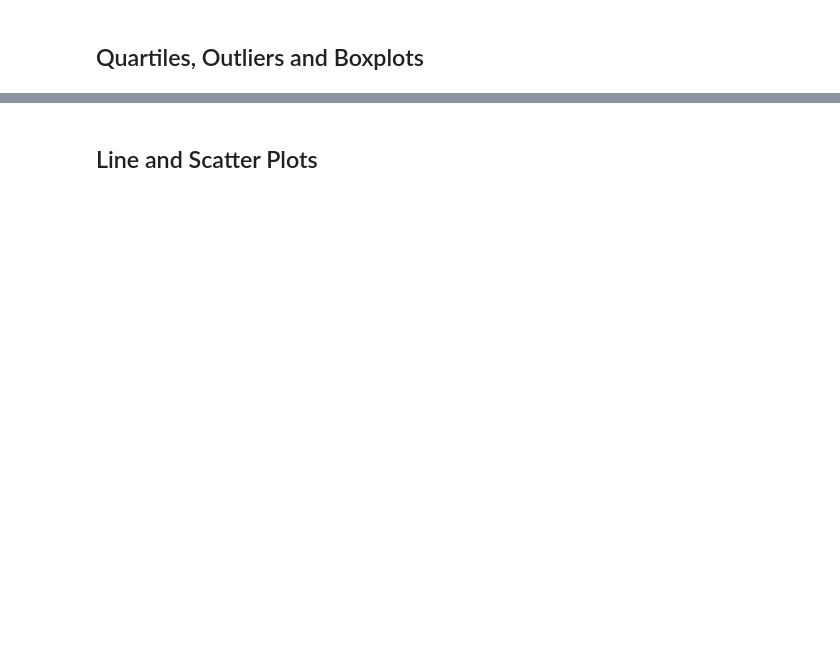
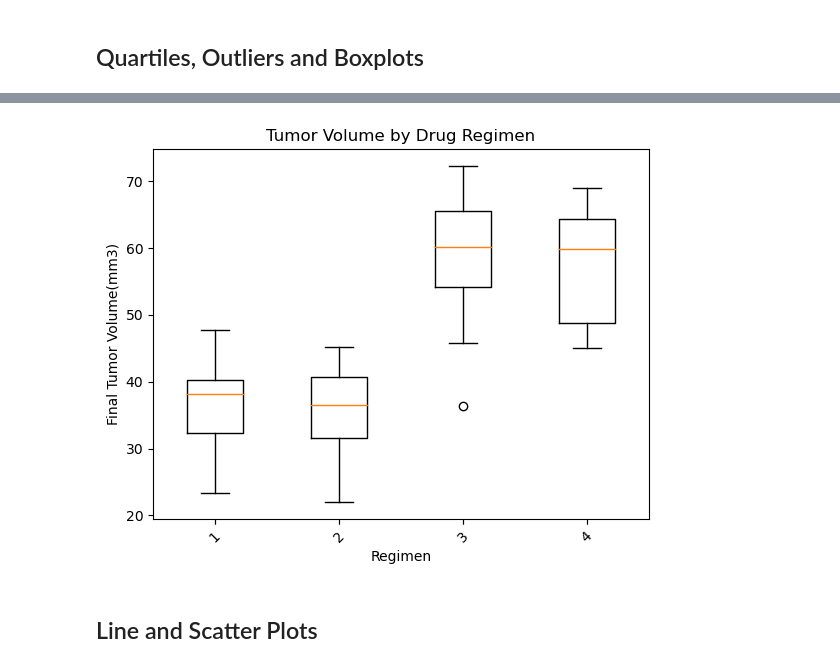
Before and after one commit to tshreenidhi/Matplotlib_Challenge, a Jupyter notebook: Starter_Code/Pymaceuticals/pymaceuticals_starter.ipynb, the cells around one changed output, grey strips where cells are left out. Saved outputs shown, nothing was run; the diff lists cells and outputs as text; code cells hidden in the pictures; blank space fills up the shorter version.

```diff
--- a/Starter_Code/Pymaceuticals/pymaceuticals_starter.ipynb
+++ b/Starter_Code/Pymaceuticals/pymaceuticals_starter.ipynb
@@ -214,0 +375,7 @@ Ramicane_tumors = Ramicane_merge["Tumor Volume (mm3)"]
+# %%
+# Calculate the final tumor volume of each mouse across four of the treatment regimens:
+# Capomulin, Ramicane, Infubinol, and Ceftamin
+# Merge this group df with the original dataframe to get the tumor volume at the last timepoint
+drug_list = ["Capomulin", "Ramicane", "Infubinol", "Ceftamin"]
+drugs = combined_df[combined_df["Drug Regimen"].isin(drug_list)]
+drugs.head()
@@ -214,0 +389,7 @@ Ramicane_tumors = Ramicane_merge["Tumor Volume (mm3)"]
+# %%
+# Start by getting the last (greatest) timepoint for each mouse
+last_timepoint = drugs.groupby(["Drug Regimen", "Mouse ID"]).agg(tumor_size=("Tumor Volume (mm3)", lambda x: x.iloc[-1]))
+#Reshape dataframe
+last_timepoint = last_timepoint.stack(level=0).unstack(level=0)
+for drug in drug_list:
+    print(drug)
@@ -242,2 +444,17 @@ Ceftamin's potential outliers: Series([], Name: Tumor Volume (mm3), dtype: float
+# %%
+boxplot_list = []
+for drug in drug_list:
+    boxplot_list.append(list(last_timepoint[drug].dropna()))
+
+# Generate a box plot of the final tumor volume of each mouse across four regimens of interest
+fig = plt.figure()
+plt.xlabel("Regimen")
+plt.xticks([1,2,3,4], drug_list, rotation=45)
+plt.ylabel("Final Tumor Volume(mm3)")
+plt.title("Tumor Volume by Drug Regimen")
+plt.boxplot(boxplot_list)
+plt.show()
+# %% [output]
+[figure, added]
 # %% [markdown]
 ## Line and Scatter Plots
```
Also changed, not shown: parts of 24 cells of this notebook.
